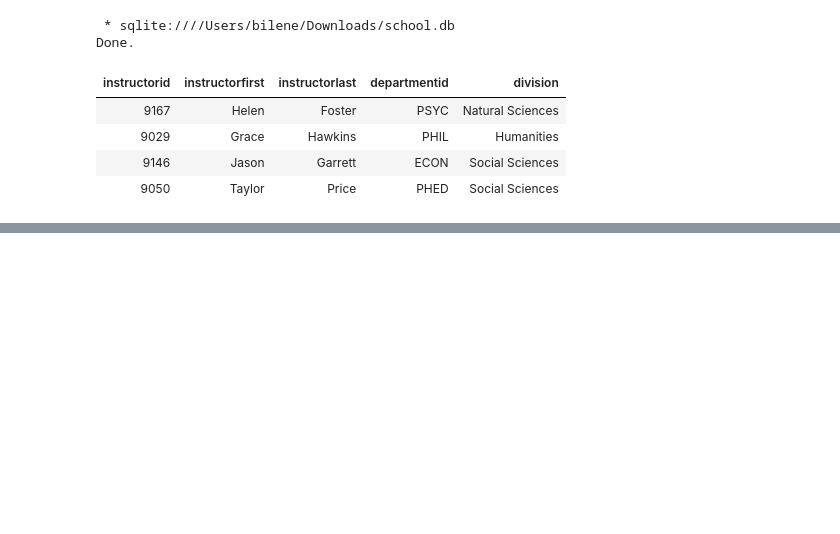
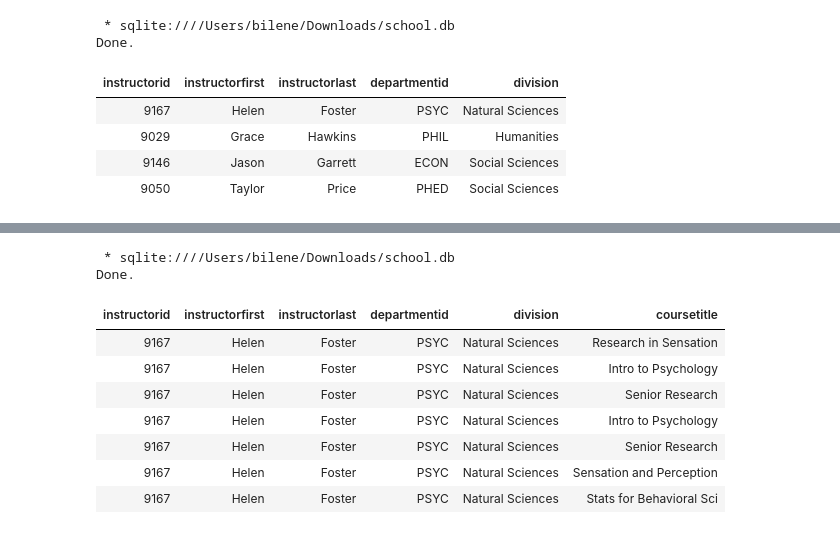
Before and after one commit to ernbilen/Data200_Fall23, a Jupyter notebook: notes/in-class/intro-to-sql.ipynb, the cells around one changed output, grey strips where cells are left out. Saved outputs shown, nothing was run; the diff lists cells and outputs as text; code cells hidden in the pictures; blank space fills up the shorter version.

```diff
--- a/notes/in-class/intro-to-sql.ipynb
+++ b/notes/in-class/intro-to-sql.ipynb
@@ -736,4 +770,20 @@ Done.
 # %%
 %%sql
 --What courses does Helen Foster teach?
---Hint: courses table has the course names
+SELECT instructorid,instructorfirst,instructorlast,departmentid, division, coursetitle FROM instructors
+INNER JOIN instructor_class USING(instructorid)
+INNER JOIN departments USING(departmentid)
+INNER JOIN classes USING(classid)
+INNER JOIN courses USING(coursesubject, coursenum)
+WHERE instructorfirst="Helen" and instructorlast="Foster"
+# %% [output]
+ * sqlite:////Users/bilene/Downloads/school.db
+Done.
+| instructorid | instructorfirst | instructorlast | departmentid | division | coursetitle |
+| 9167 | Helen | Foster | PSYC | Natural Sciences | Research in Sensation |
+| 9167 | Helen | Foster | PSYC | Natural Sciences | Intro to Psychology |
+| 9167 | Helen | Foster | PSYC | Natural Sciences | Senior Research |
+| 9167 | Helen | Foster | PSYC | Natural Sciences | Intro to Psychology |
+| 9167 | Helen | Foster | PSYC | Natural Sciences | Senior Research |
+| 9167 | Helen | Foster | PSYC | Natural Sciences | Sensation and Perception |
+| 9167 | Helen | Foster | PSYC | Natural Sciences | Stats for Behavioral Sci |
```
Also changed, not shown: parts of 11 cells of this notebook.
